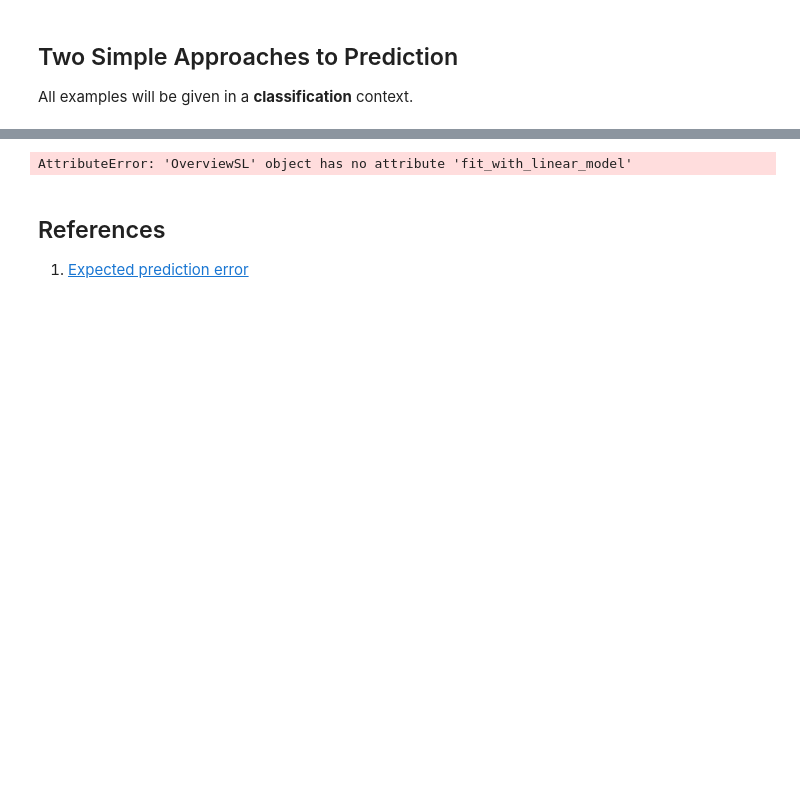
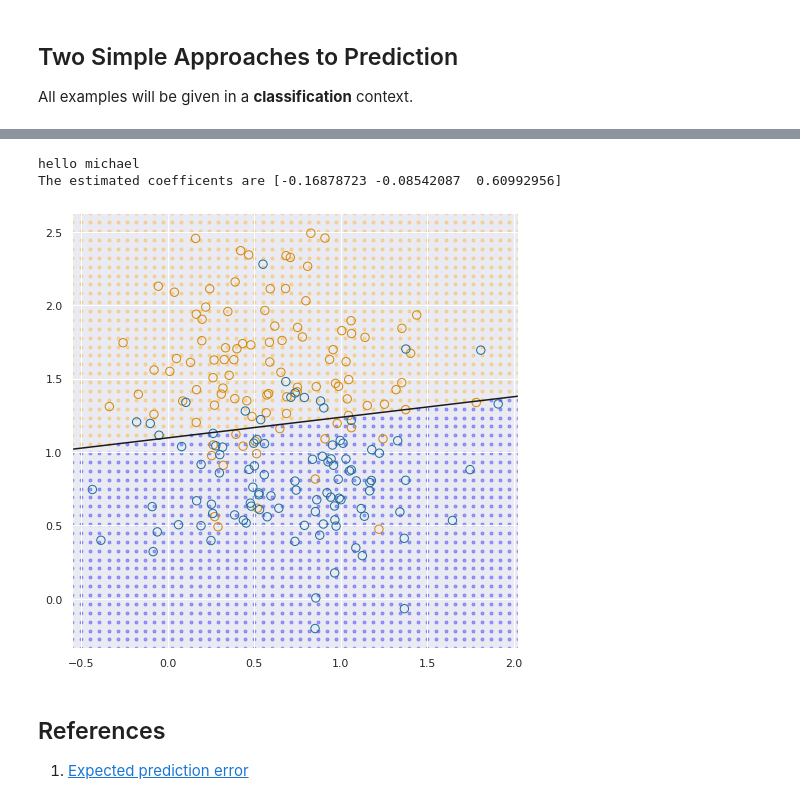
Before and after one commit to oceanumeric/ESL, a Jupyter notebook: ch2/Ch2.ipynb, the cells around one changed output, grey strips where cells are left out. Cells and saved outputs as stored; diff of their text form; code cells hidden in the pictures; blank space fills up the shorter version.

```diff
--- a/ch2/Ch2.ipynb
+++ b/ch2/Ch2.ipynb
@@ -53,7 +45,10 @@ osl.plot_data()
 # %%
 osl.fit_with_linear_model()
+osl.plot_linear_model()
 # %% [output]
-AttributeError: 'OverviewSL' object has no attribute 'fit_with_linear_model'
+hello michael
+The estimated coefficents are [-0.16878723 -0.08542087  0.60992956]
+[figure, added]
 # %% [markdown]
 ## References
 
```
Also changed, not shown: parts of 3 cells of this notebook, 1 other file.
